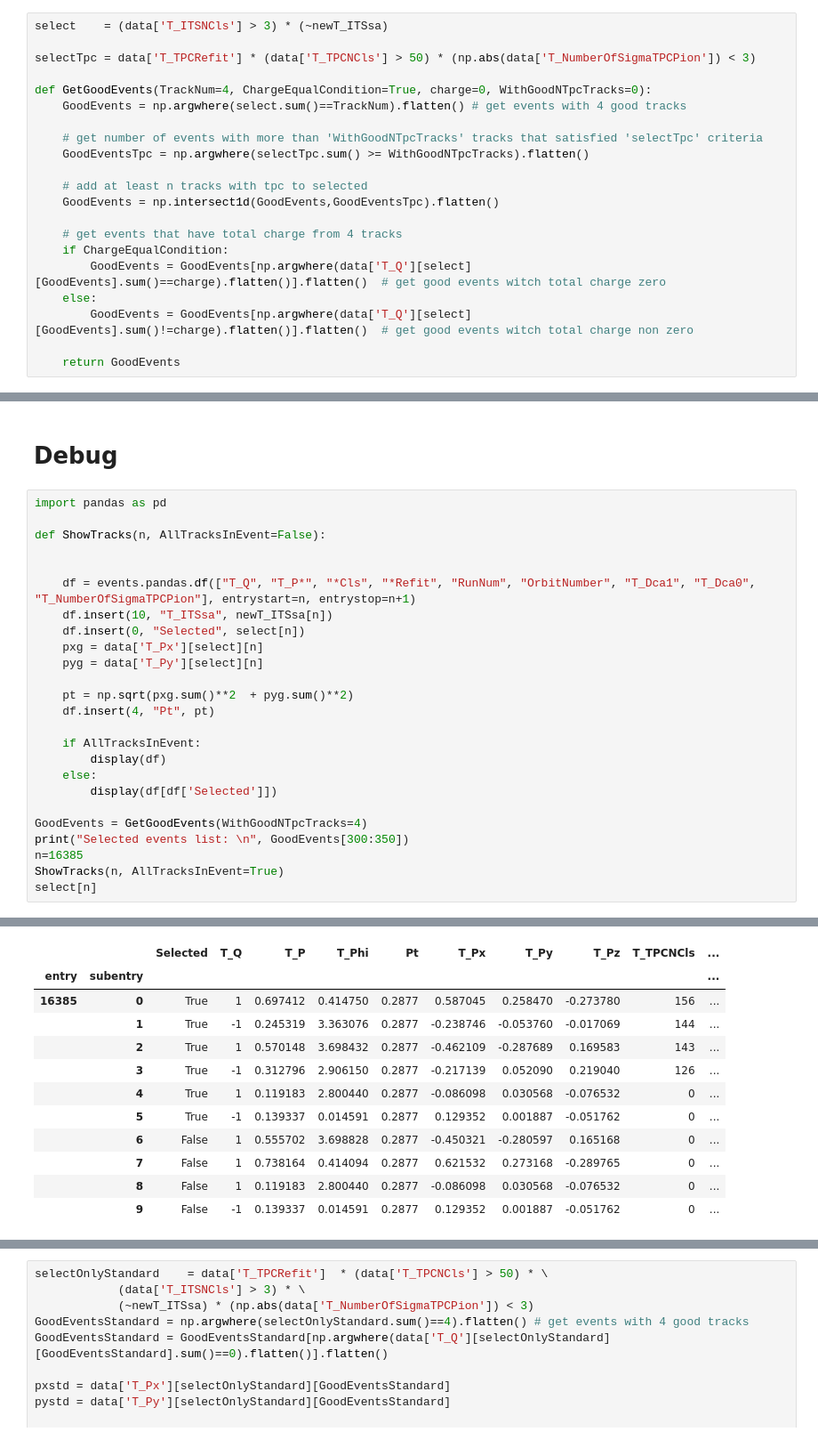
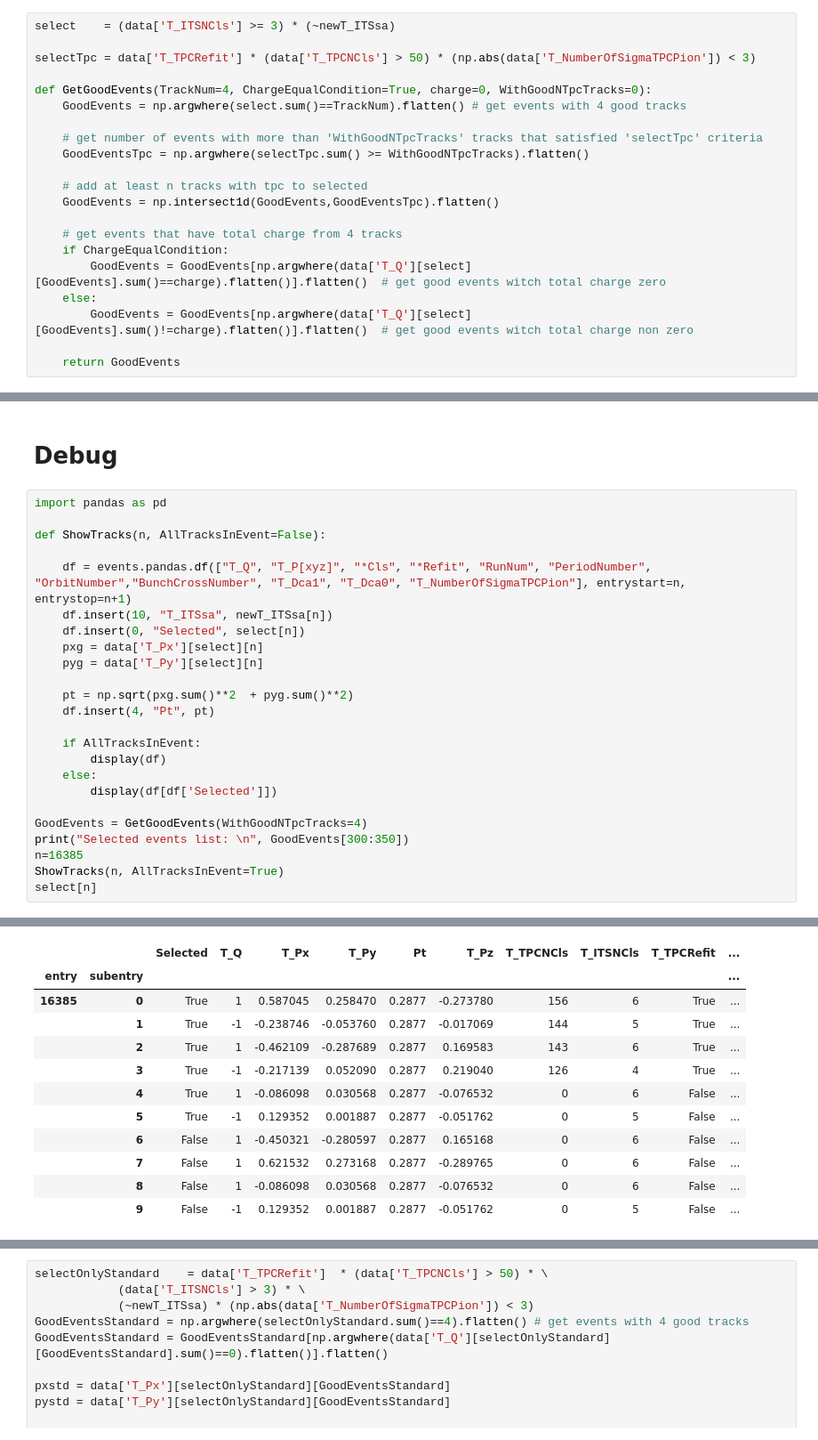
Before and after one commit to bdrum/cern-physics, a Jupyter notebook: notebooks/RhoPrime.ipynb, the cells around one changed output, grey strips where cells are left out. Shown at 89% size. Saved outputs shown, nothing was run; the diff lists cells and outputs as text.

```diff
--- a/notebooks/RhoPrime.ipynb
+++ b/notebooks/RhoPrime.ipynb
@@ -127,7 +127,7 @@ These criteria will apply for the selected data:
     * numbers of ITS clusters more then 3
     * not ITS SA
 # %%
-select    = (data['T_ITSNCls'] > 3) * (~newT_ITSsa)
+select    = (data['T_ITSNCls'] >= 3) * (~newT_ITSsa)
 
 selectTpc = data['T_TPCRefit'] * (data['T_TPCNCls'] > 50) * (np.abs(data['T_NumberOfSigmaTPCPion']) < 3)
 
@@ -392,8 +392,7 @@ import pandas as pd
 
 def ShowTracks(n, AllTracksInEvent=False):
 
-
-    df = events.pandas.df(["T_Q", "T_P*", "*Cls", "*Refit", "RunNum", "OrbitNumber", "T_Dca1", "T_Dca0", "T_NumberOfSigmaTPCPion"], entrystart=n, entrystop=n+1)
+    df = events.pandas.df(["T_Q", "T_P[xyz]", "*Cls", "*Refit", "RunNum", "PeriodNumber", "OrbitNumber","BunchCrossNumber", "T_Dca1", "T_Dca0", "T_NumberOfSigmaTPCPion"], entrystart=n, entrystop=n+1)
     df.insert(10, "T_ITSsa", newT_ITSsa[n])
     df.insert(0, "Selected", select[n])
     pxg = data['T_Px'][select][n]
@@ -422,15 +421,15 @@ Selected events list:
-|  |  | Selected | T_Q | T_P | T_Phi | Pt | T_Px | T_Py | T_Pz | T_TPCNCls | ... |
+|  |  | Selected | T_Q | T_Px | T_Py | Pt | T_Pz | T_TPCNCls | T_ITSNCls | T_TPCRefit | ... |
 | entry | subentry |  |  |  |  |  |  |  |  |  | ... |
-| 16385 | 0 | True | 1 | 0.697412 | 0.414750 | 0.2877 | 0.587045 | 0.258470 | -0.273780 | 156 | ... |
-|  | 1 | True | -1 | 0.245319 | 3.363076 | 0.2877 | -0.238746 | -0.053760 | -0.017069 | 144 | ... |
-|  | 2 | True | 1 | 0.570148 | 3.698432 | 0.2877 | -0.462109 | -0.287689 | 0.169583 | 143 | ... |
-|  | 3 | True | -1 | 0.312796 | 2.906150 | 0.2877 | -0.217139 | 0.052090 | 0.219040 | 126 | ... |
-|  | 4 | True | 1 | 0.119183 | 2.800440 | 0.2877 | -0.086098 | 0.030568 | -0.076532 | 0 | ... |
-|  | 5 | True | -1 | 0.139337 | 0.014591 | 0.2877 | 0.129352 | 0.001887 | -0.051762 | 0 | ... |
-|  | 6 | False | 1 | 0.555702 | 3.698828 | 0.2877 | -0.450321 | -0.280597 | 0.165168 | 0 | ... |
-|  | 7 | False | 1 | 0.738164 | 0.414094 | 0.2877 | 0.621532 | 0.273168 | -0.289765 | 0 | ... |
-|  | 8 | False | 1 | 0.119183 | 2.800440 | 0.2877 | -0.086098 | 0.030568 | -0.076532 | 0 | ... |
-|  | 9 | False | -1 | 0.139337 | 0.014591 | 0.2877 | 0.129352 | 0.001887 | -0.051762 | 0 | ... |
+| 16385 | 0 | True | 1 | 0.587045 | 0.258470 | 0.2877 | -0.273780 | 156 | 6 | True | ... |
+|  | 1 | True | -1 | -0.238746 | -0.053760 | 0.2877 | -0.017069 | 144 | 5 | True | ... |
+|  | 2 | True | 1 | -0.462109 | -0.287689 | 0.2877 | 0.169583 | 143 | 6 | True | ... |
+|  | 3 | True | -1 | -0.217139 | 0.052090 | 0.2877 | 0.219040 | 126 | 4 | True | ... |
+|  | 4 | True | 1 | -0.086098 | 0.030568 | 0.2877 | -0.076532 | 0 | 6 | False | ... |
+|  | 5 | True | -1 | 0.129352 | 0.001887 | 0.2877 | -0.051762 | 0 | 5 | False | ... |
+|  | 6 | False | 1 | -0.450321 | -0.280597 | 0.2877 | 0.165168 | 0 | 6 | False | ... |
+|  | 7 | False | 1 | 0.621532 | 0.273168 | 0.2877 | -0.289765 | 0 | 6 | False | ... |
+|  | 8 | False | 1 | -0.086098 | 0.030568 | 0.2877 | -0.076532 | 0 | 6 | False | ... |
+|  | 9 | False | -1 | 0.129352 | 0.001887 | 0.2877 | -0.051762 | 0 | 5 | False | ... |
 array([ True,  True,  True,  True,  True,  True, False, False, False,
        False])
 # %%
```
Also changed, not shown: parts of 14 cells of this notebook.
